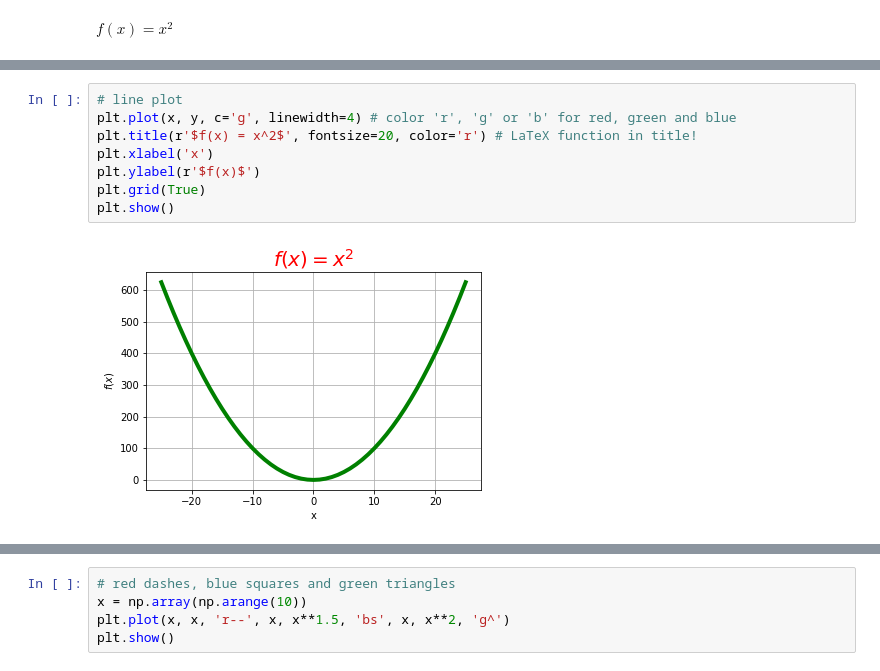
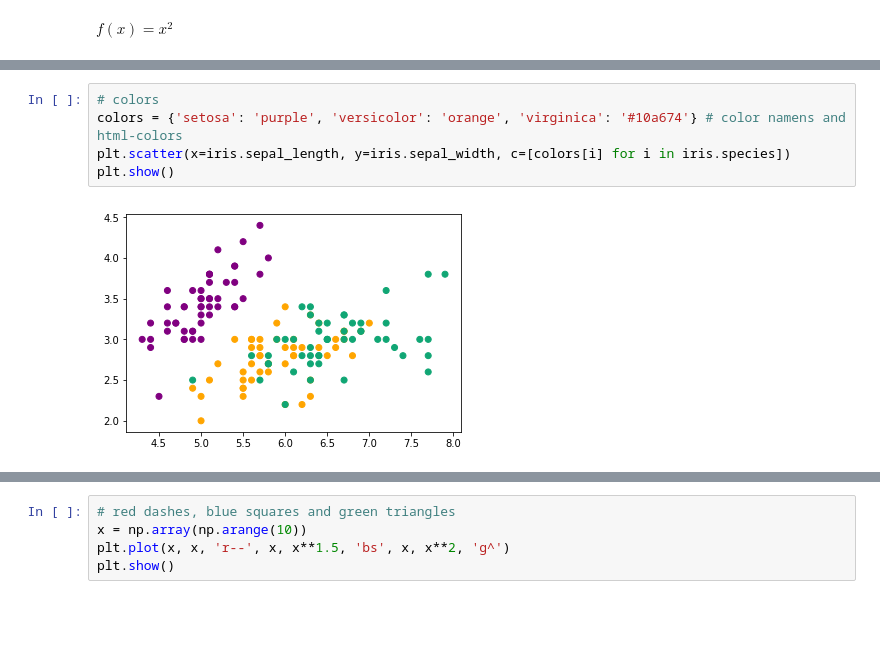
Before and after one commit to Brinkhuis/Cursus, a Jupyter notebook: notebooks/visualization.ipynb, the cells around one changed output, grey strips where cells are left out. Cells and saved outputs as stored; diff of their text form; blank space fills up the shorter version.

```diff
--- a/notebooks/visualization.ipynb
+++ b/notebooks/visualization.ipynb
@@ -42,10 +80,7 @@ plt.show()
-# %%
-# line plot
-plt.plot(x, y, c='g', linewidth=4) # color 'r', 'g' or 'b' for red, green and blue
-plt.title(r'$f(x) = x^2$', fontsize=20, color='r') # LaTeX function in title!
-plt.xlabel('x')
-plt.ylabel(r'$f(x)$')
-plt.grid(True)
-plt.show()
-# %% [output]
-[figure, removed]
+# %%
+# colors
+colors = {'setosa': 'purple', 'versicolor': 'orange', 'virginica': '#10a674'} # color namens and html-colors
+plt.scatter(x=iris.sepal_length, y=iris.sepal_width, c=[colors[i] for i in iris.species])
+plt.show()
+# %% [output]
+[figure, added]
```
Also changed, not shown: parts of 63 cells of this notebook.
